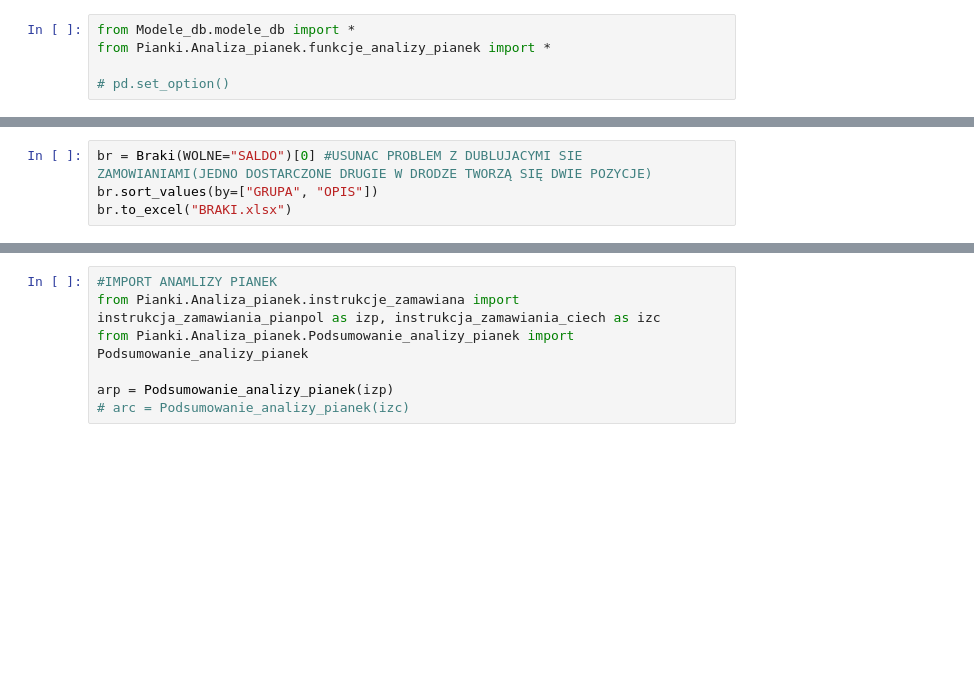
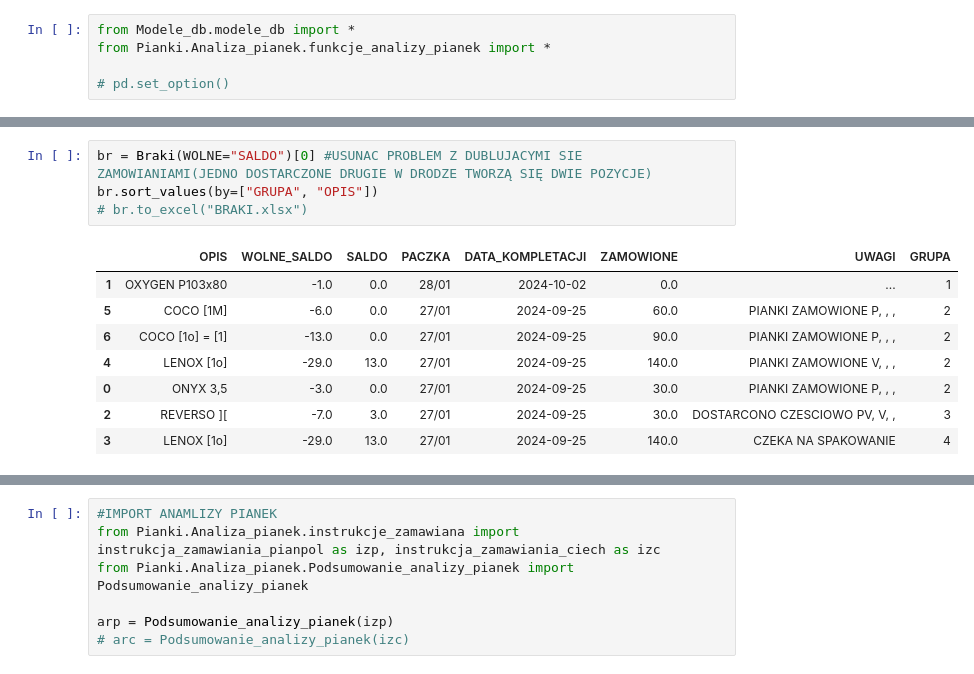
Before and after one commit to Mogarthron/Magazynier, a Jupyter notebook: ANALIZA_PIANEK.ipynb, the cells around one changed output, grey strips where cells are left out. Cells and saved outputs as stored; diff of their text form; blank space fills up the shorter version.

```diff
--- a/ANALIZA_PIANEK.ipynb
+++ b/ANALIZA_PIANEK.ipynb
@@ -44,7 +26,16 @@ PW 24/61 spakowano: 309M3
 # %%
 br = Braki(WOLNE="SALDO")[0] #USUNAC PROBLEM Z DUBLUJACYMI SIE ZAMOWIANIAMI(JEDNO DOSTARCZONE DRUGIE W DRODZE TWORZĄ SIĘ DWIE POZYCJE)
 br.sort_values(by=["GRUPA", "OPIS"])
-br.to_excel("BRAKI.xlsx")
+# br.to_excel("BRAKI.xlsx")
+# %% [output]
+|  | OPIS | WOLNE_SALDO | SALDO | PACZKA | DATA_KOMPLETACJI | ZAMOWIONE | UWAGI | GRUPA |
+| 1 | OXYGEN P103x80 | -1.0 | 0.0 | 28/01 | 2024-10-02 | 0.0 | ... | 1 |
+| 5 | COCO [1M] | -6.0 | 0.0 | 27/01 | 2024-09-25 | 60.0 | PIANKI ZAMOWIONE P, , , | 2 |
+| 6 | COCO [1o] = [1] | -13.0 | 0.0 | 27/01 | 2024-09-25 | 90.0 | PIANKI ZAMOWIONE P, , , | 2 |
+| 4 | LENOX [1o] | -29.0 | 13.0 | 27/01 | 2024-09-25 | 140.0 | PIANKI ZAMOWIONE V, , , | 2 |
+| 0 | ONYX 3,5 | -3.0 | 0.0 | 27/01 | 2024-09-25 | 30.0 | PIANKI ZAMOWIONE P, , , | 2 |
+| 2 | REVERSO ][ | -7.0 | 3.0 | 27/01 | 2024-09-25 | 30.0 | DOSTARCONO CZESCIOWO PV, V, , | 3 |
+| 3 | LENOX [1o] | -29.0 | 13.0 | 27/01 | 2024-09-25 | 140.0 | CZEKA NA SPAKOWANIE | 4 |
 # %%
 Zagrozone(WOLNE="SALDO")
 zgr = Zagrozone(False,WOLNE="SALDO")
```
Also changed, not shown: parts of 5 cells of this notebook, 5 other files.
